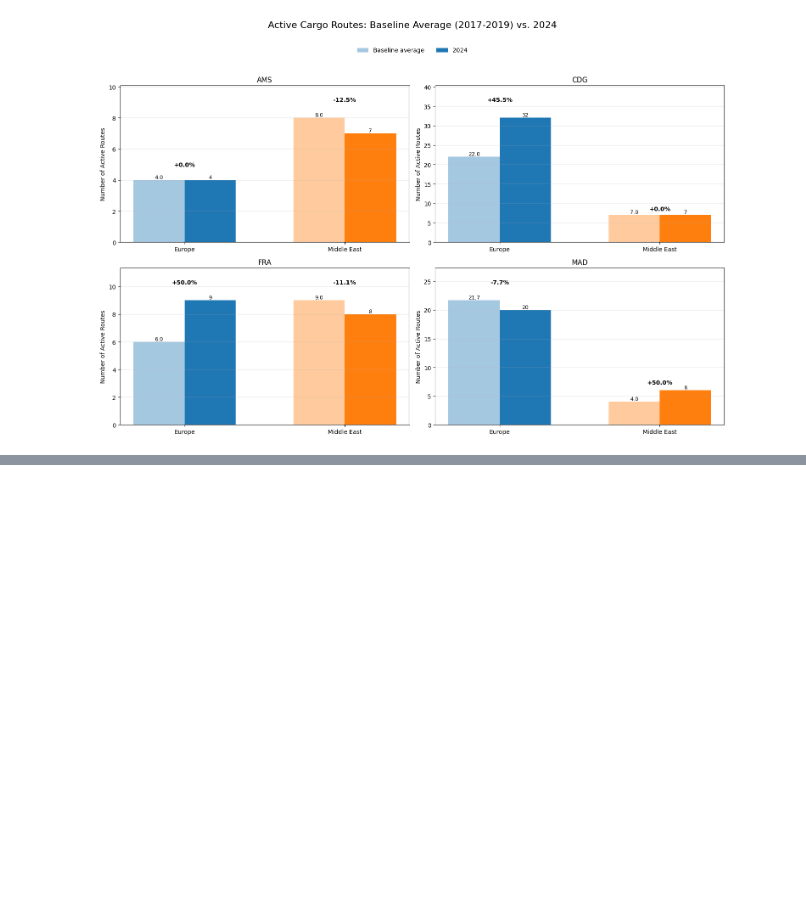
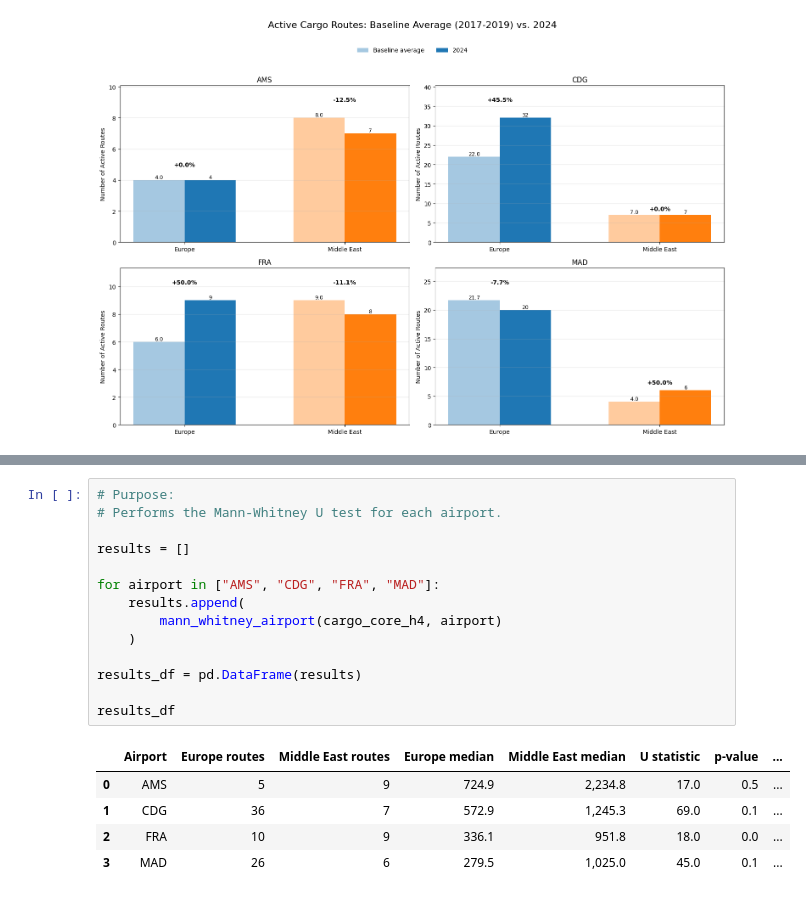
Before and after one commit to h-albrecht-ams/Capstone-Project, a Jupyter notebook: python/01_cargo_analysis.ipynb, the cells around one changed output, grey strips where cells are left out. Cells and saved outputs as stored; diff of their text form; blank space fills up the shorter version.

```diff
--- a/python/01_cargo_analysis.ipynb
+++ b/python/01_cargo_analysis.ipynb
@@ -3653,0 +3705,20 @@ plt.show()
+# %%
+# Purpose:
+# Performs the Mann-Whitney U test for each airport.
+
+results = []
+
+for airport in ["AMS", "CDG", "FRA", "MAD"]:
+    results.append(
+        mann_whitney_airport(cargo_core_h4, airport)
+    )
+
+results_df = pd.DataFrame(results)
+
+results_df
+# %% [output]
+|  | Airport | Europe routes | Middle East routes | Europe median | Middle East median | U statistic | p-value | ... |
+| 0 | AMS | 5 | 9 | 724.9 | 2,234.8 | 17.0 | 0.5 | ... |
+| 1 | CDG | 36 | 7 | 572.9 | 1,245.3 | 69.0 | 0.1 | ... |
+| 2 | FRA | 10 | 9 | 336.1 | 951.8 | 18.0 | 0.0 | ... |
+| 3 | MAD | 26 | 6 | 279.5 | 1,025.0 | 45.0 | 0.1 | ... |
```
Also changed, not shown: parts of 5 cells of this notebook.
